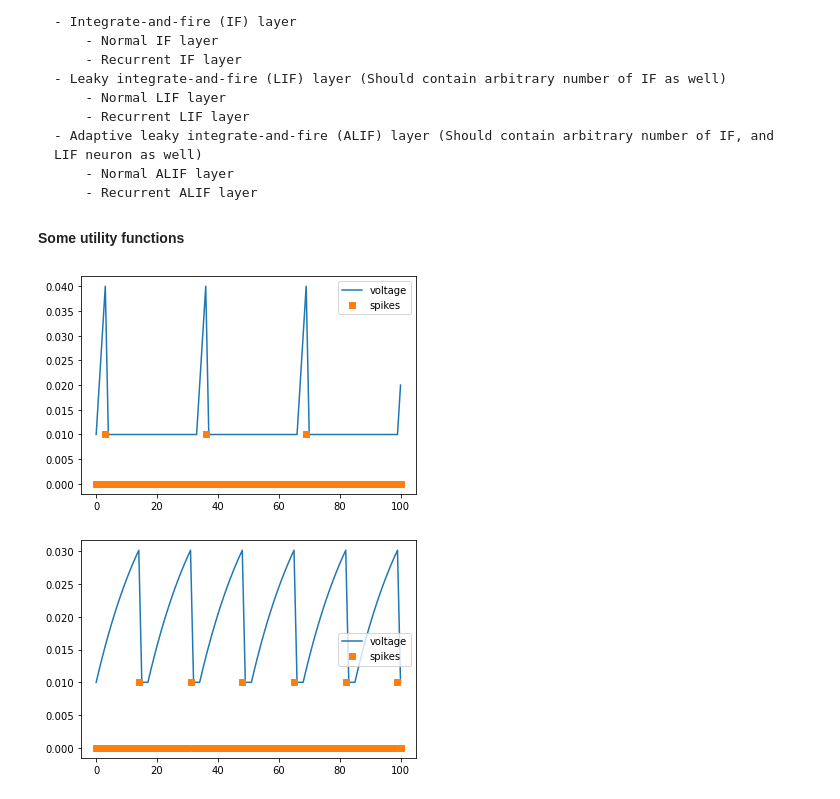
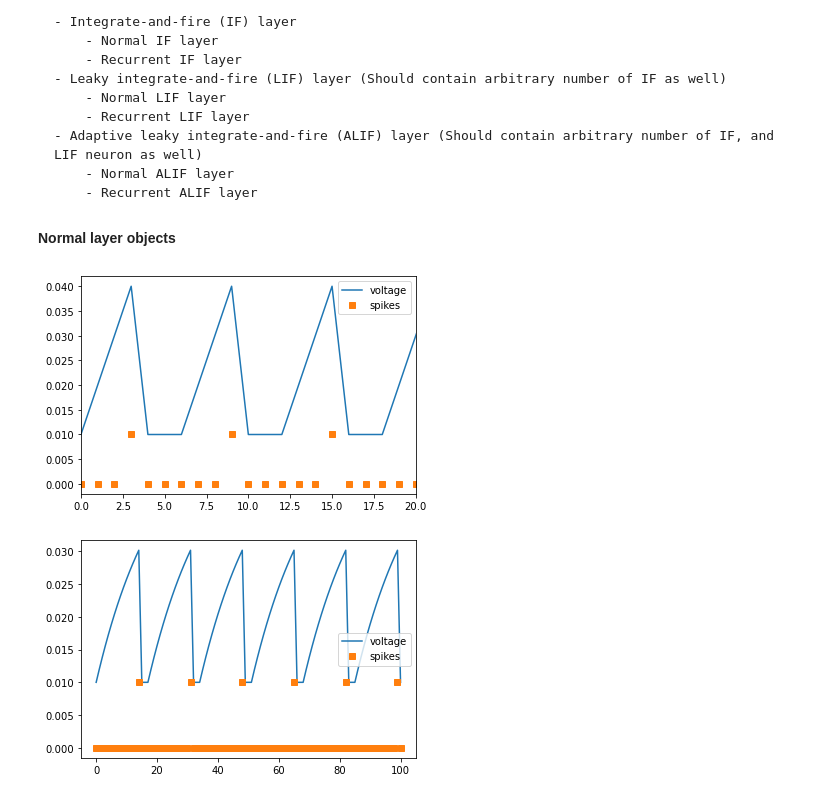
Before and after one commit to ChrizZhuang/Adaptive_SRNN_memtransistor, a Jupyter notebook: SRNN_develop.ipynb, the cells around one changed output. Drawn from its saved outputs; the diff is of its cells as text; code cells hidden in the pictures.

```diff
--- a/SRNN_develop.ipynb
+++ b/SRNN_develop.ipynb
@@ -38,5 +38,3 @@ from time import time
 from collections import namedtuple
 from toolbox.tensorflow_einsums.einsum_re_written import einsum_bi_ijk_to_bjk
 from toolbox.tensorflow_utils import tf_roll
-# %% [markdown]
-**Some utility functions**
@@ -82,15 +41,16 @@ def weight_matrix_with_delay_dimension(w, d, n_delay):
+# %% [markdown]
+**Normal layer objects**
 # %%
 Cell = tf.keras.layers.Layer
 
 # integrate-and-fire neuron layer
 class IF(Cell):
-    def __init__(self, n, type, n_in = None, thr = 0.03, dt = 1.0, n_ref=2,
+    def __init__(self, n, type, n_in = None, thr = 0.03, dt = 1.0, n_ref = 2,
         n_delay = 1, dampening_factor=0.3, injected_noise_current=0., v0 = 0.01, w0 = 0.5):
         '''
         type: input/hidden/output
         '''
-        self.n = n # number of neuron in this layer
-        self.n_in = n_in
+        self.n = n
         self.thr = thr
         self.dt = dt
         self.n_ref = n_ref
@@ -98,44 +58,47 @@ class IF(Cell):
         self.dampening_factor = dampening_factor
         self.injected_noise_current = injected_noise_current # can be used to simulate the device noise/variation
         assert (v0 < self.thr), "Static voltage should be smaller the threshold!"
+        self.type = type
         self.v0 = v0
         self.v = self.v0 * np.ones(self.n) # self.v - an array of # self.n that contain the membrane voltage of this layer
         self.z = np.zeros(self.n) # self.z - an array of # self.n that contain possible spikes of this layer
         self.ref_time = np.zeros(self.n)
         self.ref_tag = np.zeros(self.n) # defualt is not in refractory state
 
-
         if type == 'input':
             pass
         elif type == 'hidden' or 'output':
-           self.W_in = tf.Variable(w0*np.ones(self.n_in, self.n))
-           self.n_in = n_in
+            assert(n_in >= 0), "For hidden or output layer, the number of input neuron should be larger than 0!"
+            self.W_in = tf.Variable(w0*np.ones(self.n_in, self.n), trainable=True)
+            self.n_in = n_in
         else:
             raise TypeError("Type should be among input/hidden/output!")
 
-        self.type = type
 
 
     def dynamic(self, z_pre):
         """
-        Function that generate the next spike and voltage tensor for given cell state.
-        :param z_pre: spike train from previous layer of neuron/inputs
-        :param
-        :param
-        :return: current v, z
+        Function that generate the next spike and voltage tensor.
+        Param
+            z_pre: spike train from previous layer of neuron/inputs
+        Return
+            self.v: voltages of next time step
+            self.z: spikes of next time step
         """
         # define the current
-        if self.type == 'input':
+        if type(z_pre) == list: z_pre = np.array(z_pre)
+        if self.type == 'hidden' or self.type == 'output':
+            current = np.matmul(self.W_in, z_pre)
+        else:
             current = z_pre
-        elif self.type == 'hidden' or self.type == 'output':
-            current = np.matmul(self.W_in, z_pre)
 
         # add random noise to current
         if self.injected_noise_current > 0:
-            if self.type == 'input':
-                current = current + tf.random.normal(shape=self.n, stddev=self.injected_noise_current)
-            elif self.type == 'hidden' or self.type == 'output':
-                current = current + tf.random.normal(shape=(self.n_in, self.n), stddev=self.injected_noise_current)
+            #if self.type == 'input':
+            #    current = current + tf.random.normal(shape=self.n, stddev=self.injected_noise_current)
+            #elif self.type == 'hidden' or self.type == 'output':
+            #    current = current + tf.random.normal(shape=(self.n_in, self.n), stddev=self.injected_noise_current)
+            current = current + tf.random.normal(shape=self.n, stddev=self.injected_noise_current)
 
 
         # update the voltage and spike of this layer
@@ -169,24 +132,24 @@ class IF(Cell):
         return self.z
 # %%
 times = np.linspace(0, 100, 101)
-IF_trial = IF(10, 'input', n_ref=30)
+IF_trial = IF(10, 'input', n_ref=3)
 z_pres = 0.01*np.ones([len(times), IF_trial.n])
 v_history = [IF_trial.v[0]]
 z_history = [IF_trial.z[0]]
 for i in range(len(times)-1):
     IF_trial.dynamic(z_pres[i])
     #print(IF_trial.z[0])
     v_history.append(IF_trial.v[0])
     z_history.append(IF_trial.z[0])
 
 
 plt.plot(times, v_history, label='voltage')
 plt.plot(times, 0.01*np.array(z_history), 's', label='spikes')
-#plt.xlim(0, 20)
+plt.xlim(0, 20)
 plt.legend()
 plt.show()
 # %% [output]
-[figure, old version]
+[figure, new version]
 # %%
 #　leaky integrate-and-fire neuron layer
 class LIF(IF):
```
Also changed, not shown: parts of 11 cells of this notebook.
